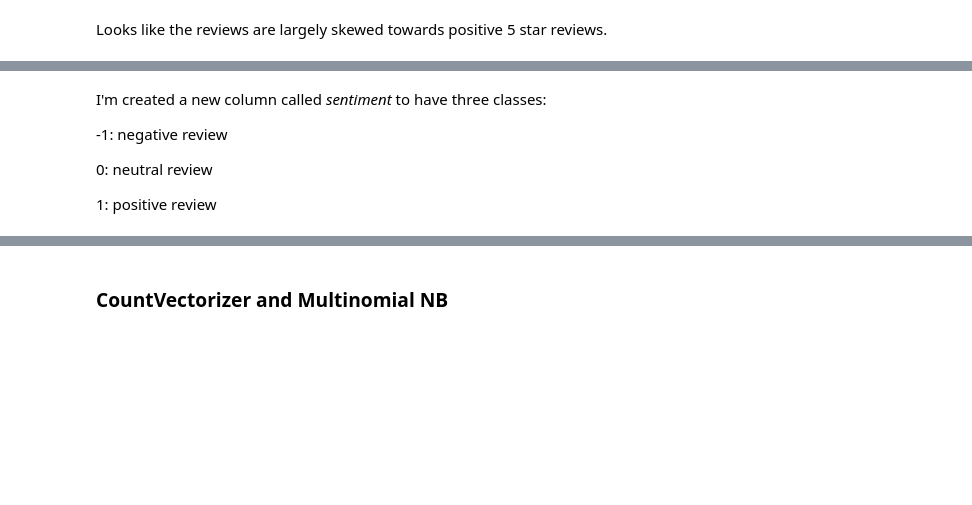
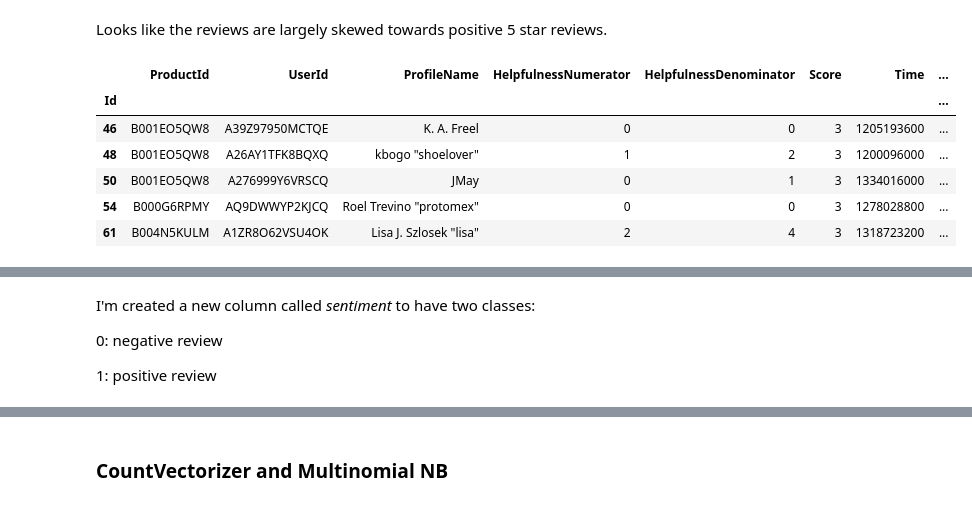
Before and after one commit to Tsolmon17/Springboard-Coursework, a Jupyter notebook: capstone-project2/capstone-project2.ipynb, the cells around one changed output, grey strips where cells are left out. Drawn from its saved outputs; the diff is of its cells as text; code cells hidden in the pictures; blank space fills up the shorter version.

```diff
--- a/capstone-project2/capstone-project2.ipynb
+++ b/capstone-project2/capstone-project2.ipynb
@@ -115,6 +115,16 @@ plt.show()
 [figure]
 # %% [markdown]
 Looks like the reviews are largely skewed towards positive 5 star reviews.
+# %%
+df[df['Score'] == 3].head()
+# %% [output]
+|  | ProductId | UserId | ProfileName | HelpfulnessNumerator | HelpfulnessDenominator | Score | Time | ... |
+| Id |  |  |  |  |  |  |  | ... |
+| 46 | B001EO5QW8 | A39Z97950MCTQE | K. A. Freel | 0 | 0 | 3 | 1205193600 | ... |
+| 48 | B001EO5QW8 | A26AY1TFK8BQXQ | kbogo "shoelover" | 1 | 2 | 3 | 1200096000 | ... |
+| 50 | B001EO5QW8 | A276999Y6VRSCQ | JMay | 0 | 1 | 3 | 1334016000 | ... |
+| 54 | B000G6RPMY | AQ9DWWYP2KJCQ | Roel Trevino "protomex" | 0 | 0 | 3 | 1278028800 | ... |
+| 61 | B004N5KULM | A1ZR8O62VSU4OK | Lisa J. Szlosek "lisa" | 2 | 4 | 3 | 1318723200 | ... |
 # %%
 # creating sentiment column based on scores
 
@@ -138,13 +148,11 @@ df.head()
 | 4 | B000UA0QIQ | A395BORC6FGVXV | Karl | 3 | 3 | 2 | 1307923200 | ... |
 | 5 | B006K2ZZ7K | A1UQRSCLF8GW1T | Michael D. Bigham "M. Wassir" | 0 | 0 | 5 | 1350777600 | ... |
 # %% [markdown]
-I'm created a new column called *sentiment* to have three classes:
+I'm created a new column called *sentiment* to have two classes:
 
--1: negative review
+0: negative review
 
- 0: neutral review
-
- 1: positive review
+1: positive review
 # %%
 df.sentiment.value_counts()
 # %% [output]
```
Also changed, not shown: parts of 12 cells of this notebook.
